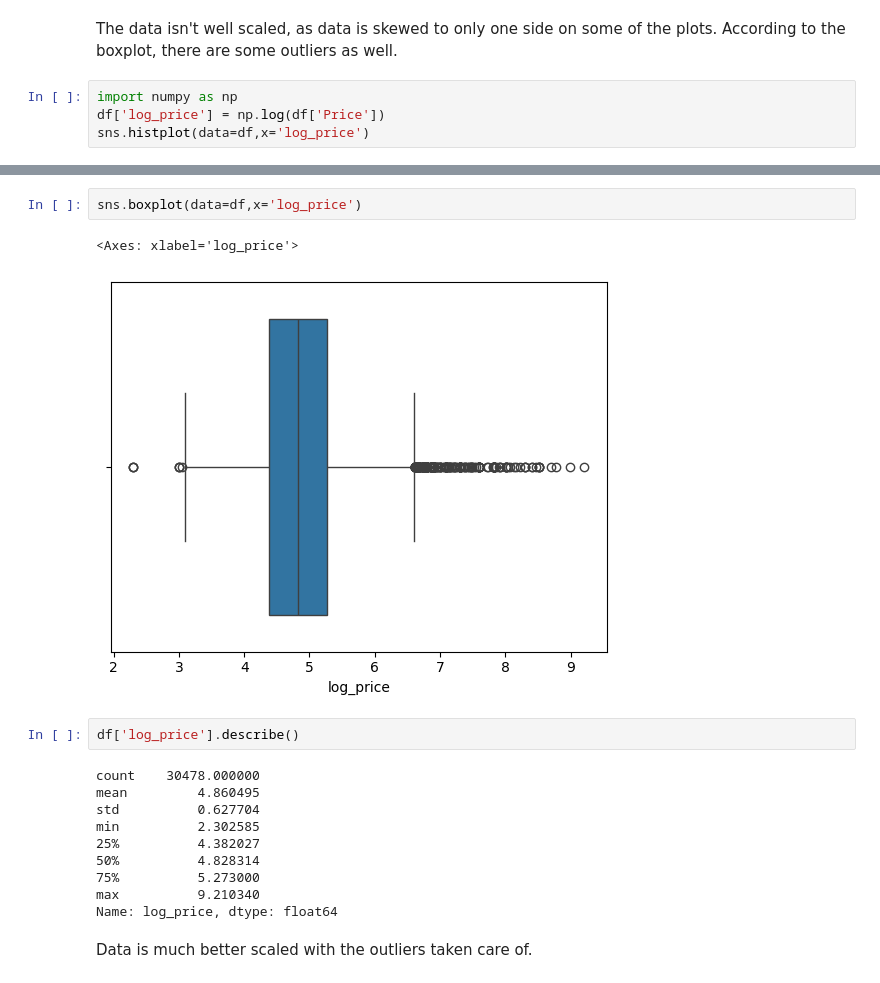
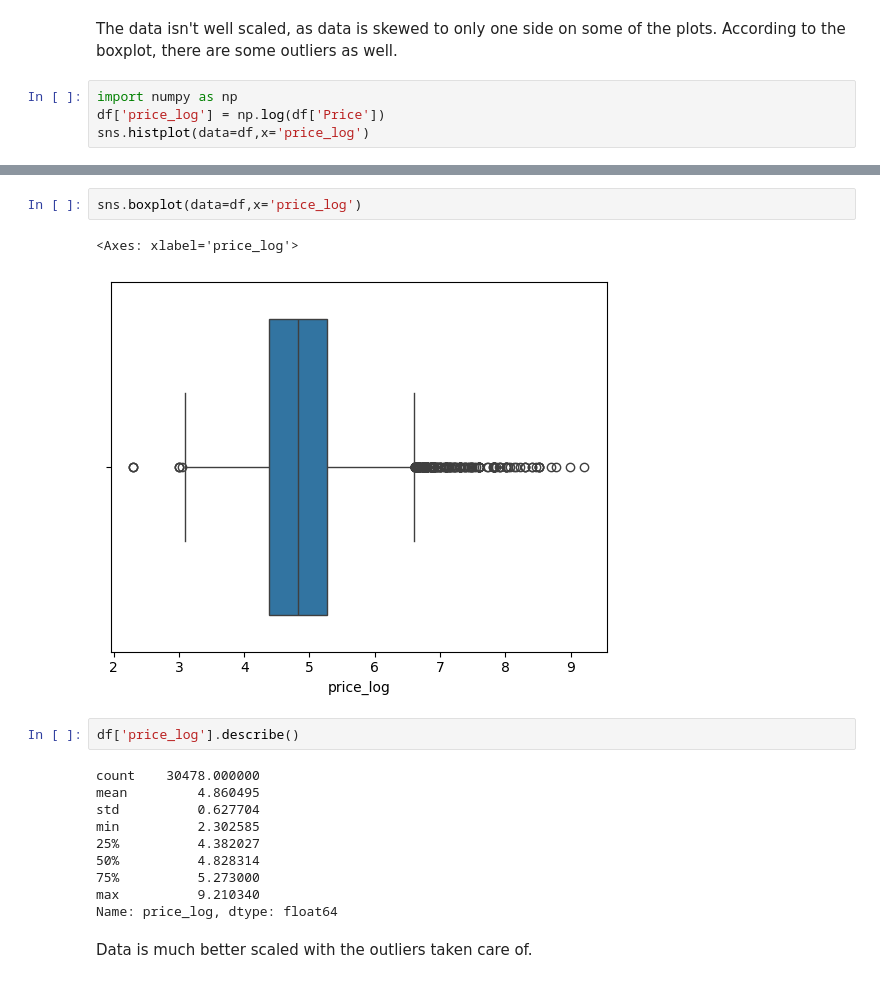
Before and after one commit to fourchain40/visualization, a Jupyter notebook: assignment/assignment.ipynb, the cells around one changed output, grey strips where cells are left out. Saved outputs shown, nothing was run; the diff lists cells and outputs as text.

```diff
--- a/assignment/assignment.ipynb
+++ b/assignment/assignment.ipynb
@@ -111,6 +111,6 @@ Name: Price, dtype: float64
 The data isn't well scaled, as data is skewed to only one side on some of the plots. According to the boxplot, there are some outliers as well.
 # %%
 import numpy as np
-df['log_price'] = np.log(df['Price'])
-sns.histplot(data=df,x='log_price')
+df['price_log'] = np.log(df['Price'])
+sns.histplot(data=df,x='price_log')
 # %% [output]
@@ -124,10 +124,10 @@ sns.kdeplot(data=df,x='log_price')
 # %%
-sns.boxplot(data=df,x='log_price')
+sns.boxplot(data=df,x='price_log')
 # %% [output]
-<Axes: xlabel='log_price'>
+<Axes: xlabel='price_log'>
-[figure, old version]
+[figure, new version]
 # %%
-df['log_price'].describe()
+df['price_log'].describe()
 # %% [output]
 count    30478.000000
 mean         4.860495
@@ -137,6 +137,6 @@ min          2.302585
 50%          4.828314
 75%          5.273000
 max          9.210340
-Name: log_price, dtype: float64
+Name: price_log, dtype: float64
 # %% [markdown]
 Data is much better scaled with the outliers taken care of.
```
Also changed, not shown: parts of 8 cells of this notebook.
